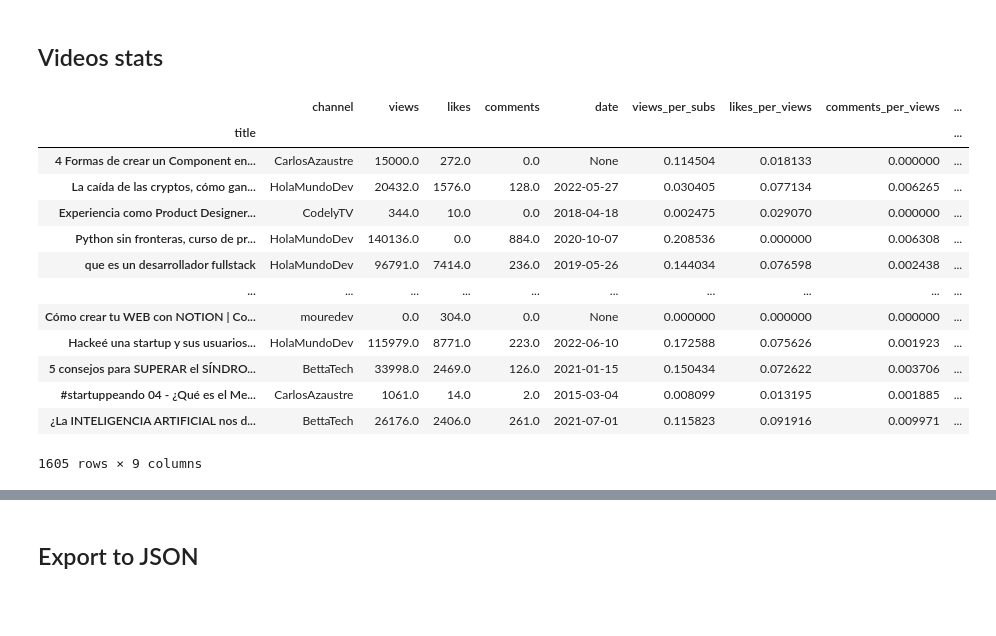
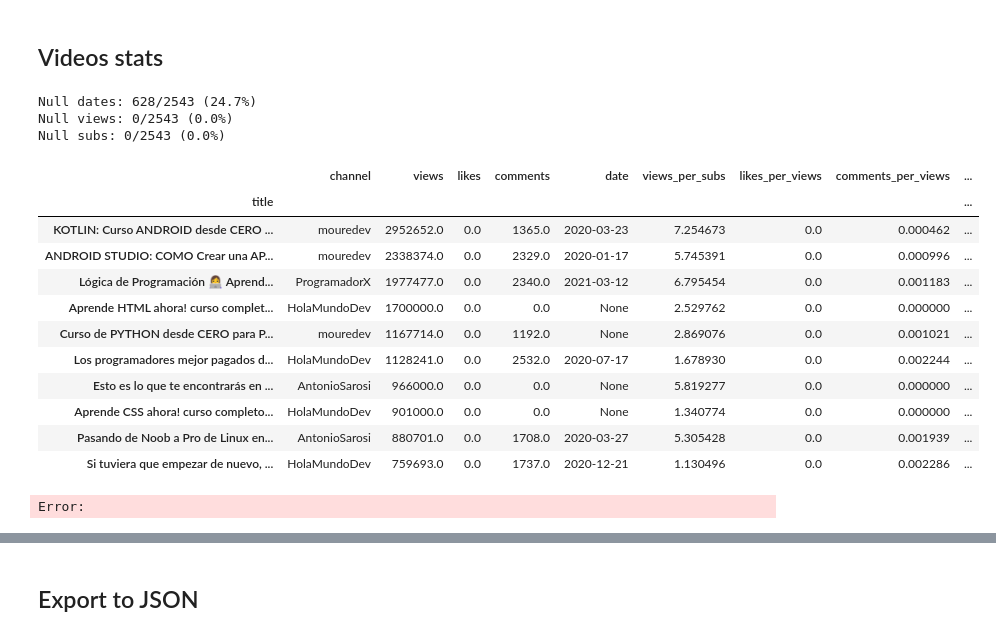
Before and after one commit to BrianValdiviesoDev/social-analyzer-api, a Jupyter notebook: notebooks/analytics.ipynb, the cells around one changed output, grey strips where cells are left out. Cells and saved outputs as stored; diff of their text form; code cells hidden in the pictures; blank space fills up the shorter version.

```diff
--- a/notebooks/analytics.ipynb
+++ b/notebooks/analytics.ipynb
@@ -152,43 +157,57 @@ query = f'''
 SELECT
     {videosTable}.title,
     MAX({channelsTable}.username) as channel,
     MAX({videoStatsTable}.views) as views,
     MAX({videoStatsTable}.likes) as likes,
     MAX({videoStatsTable}.comments) as comments,
     MAX({videoStatsTable}.date) as date,
     CASE
         WHEN MAX({statsTable}.subs) > 0 THEN MAX({videoStatsTable}.views) / MAX({statsTable}.subs)
         ELSE 0.0 -- Handle division by zero by returning 0.0 (you can use NULL or another value as well)
     END as views_per_subs,
     CASE
         WHEN MAX({videoStatsTable}.views) > 0 THEN MAX({videoStatsTable}.likes) / MAX({videoStatsTable}.views)
         ELSE 0.0 -- Handle division by zero by returning 0.0 (you can use NULL or another value as well)
     END as likes_per_views,
     CASE
         WHEN MAX({videoStatsTable}.views) > 0 THEN MAX({videoStatsTable}.comments) / MAX({videoStatsTable}.views)
         ELSE 0.0 -- Handle division by zero by returning 0.0 (you can use NULL or another value as well)
     END as comments_per_views,
     MAX({statsTable}.subs) as subs
 FROM {videosTable}
     LEFT JOIN {videoStatsTable} ON {videoStatsTable}.video = {videosTable}.uuid
     LEFT JOIN {statsTable} ON {statsTable}.youtube_channel = {videosTable}.youtube_channel
     LEFT JOIN {channelsTable} ON {channelsTable}.uuid = {videosTable}.youtube_channel
 GROUP BY {videosTable}.title
 '''
 df = pd.read_sql(query, engine, index_col='title')
-df
+
+
+totalVideos = len(df.index)
+nullDates = np.sum(pd.isnull(df['date']))
+print(f"Null dates: {nullDates}/{totalVideos} ({round(nullDates/totalVideos*100, 2)}%)")
+
+nullViews = np.sum(pd.isnull(df['views']))
+print(f"Null views: {nullViews}/{totalVideos} ({round(nullViews/totalVideos*100, 2)}%)")
+
+nullSubs = np.sum(pd.isnull(df['subs']))
+print(f"Null subs: {nullSubs}/{totalVideos} ({round(nullSubs/totalVideos*100, 2)}%)")
+
+df.sort_values(by=["views"], ascending=False).head(10)
 # %% [output]
+Null dates: 628/2543 (24.7%)
+Null views: 0/2543 (0.0%)
+Null subs: 0/2543 (0.0%)
 |  | channel | views | likes | comments | date | views_per_subs | likes_per_views | comments_per_views | ... |
 | title |  |  |  |  |  |  |  |  | ... |
-| 4 Formas de crear un Component en... | CarlosAzaustre | 15000.0 | 272.0 | 0.0 | None | 0.114504 | 0.018133 | 0.000000 | ... |
-| La caída de las cryptos, cómo gan... | HolaMundoDev | 20432.0 | 1576.0 | 128.0 | 2022-05-27 | 0.030405 | 0.077134 | 0.006265 | ... |
-| Experiencia como Product Designer... | CodelyTV | 344.0 | 10.0 | 0.0 | 2018-04-18 | 0.002475 | 0.029070 | 0.000000 | ... |
-| Python sin fronteras, curso de pr... | HolaMundoDev | 140136.0 | 0.0 | 884.0 | 2020-10-07 | 0.208536 | 0.000000 | 0.006308 | ... |
-| que es un desarrollador fullstack | HolaMundoDev | 96791.0 | 7414.0 | 236.0 | 2019-05-26 | 0.144034 | 0.076598 | 0.002438 | ... |
-| ... | ... | ... | ... | ... | ... | ... | ... | ... | ... |
-| Cómo crear tu WEB con NOTION | Co... | mouredev | 0.0 | 304.0 | 0.0 | None | 0.000000 | 0.000000 | 0.000000 | ... |
-| Hackeé una startup y sus usuarios... | HolaMundoDev | 115979.0 | 8771.0 | 223.0 | 2022-06-10 | 0.172588 | 0.075626 | 0.001923 | ... |
-| 5 consejos para SUPERAR el SÍNDRO... | BettaTech | 33998.0 | 2469.0 | 126.0 | 2021-01-15 | 0.150434 | 0.072622 | 0.003706 | ... |
-| #startuppeando 04 - ¿Qué es el Me... | CarlosAzaustre | 1061.0 | 14.0 | 2.0 | 2015-03-04 | 0.008099 | 0.013195 | 0.001885 | ... |
-| ¿La INTELIGENCIA ARTIFICIAL nos d... | BettaTech | 26176.0 | 2406.0 | 261.0 | 2021-07-01 | 0.115823 | 0.091916 | 0.009971 | ... |
+| KOTLIN: Curso ANDROID desde CERO ... | mouredev | 2952652.0 | 0.0 | 1365.0 | 2020-03-23 | 7.254673 | 0.0 | 0.000462 | ... |
+| ANDROID STUDIO: COMO Crear una AP... | mouredev | 2338374.0 | 0.0 | 2329.0 | 2020-01-17 | 5.745391 | 0.0 | 0.000996 | ... |
+| Lógica de Programación 👩‍💻 Aprend... | ProgramadorX | 1977477.0 | 0.0 | 2340.0 | 2021-03-12 | 6.795454 | 0.0 | 0.001183 | ... |
+| Aprende HTML ahora! curso complet... | HolaMundoDev | 1700000.0 | 0.0 | 0.0 | None | 2.529762 | 0.0 | 0.000000 | ... |
+| Curso de PYTHON desde CERO para P... | mouredev | 1167714.0 | 0.0 | 1192.0 | None | 2.869076 | 0.0 | 0.001021 | ... |
+| Los programadores mejor pagados d... | HolaMundoDev | 1128241.0 | 0.0 | 2532.0 | 2020-07-17 | 1.678930 | 0.0 | 0.002244 | ... |
+| Esto es lo que te encontrarás en ... | AntonioSarosi | 966000.0 | 0.0 | 0.0 | None | 5.819277 | 0.0 | 0.000000 | ... |
+| Aprende CSS ahora! curso completo... | HolaMundoDev | 901000.0 | 0.0 | 0.0 | None | 1.340774 | 0.0 | 0.000000 | ... |
+| Pasando de Noob a Pro de Linux en... | AntonioSarosi | 880701.0 | 0.0 | 1708.0 | 2020-03-27 | 5.305428 | 0.0 | 0.001939 | ... |
+| Si tuviera que empezar de nuevo, ... | HolaMundoDev | 759693.0 | 0.0 | 1737.0 | 2020-12-21 | 1.130496 | 0.0 | 0.002286 | ... |
-1605 rows × 9 columns
+Error:
```
Also changed, not shown: parts of 3 cells of this notebook, 6 other files.
